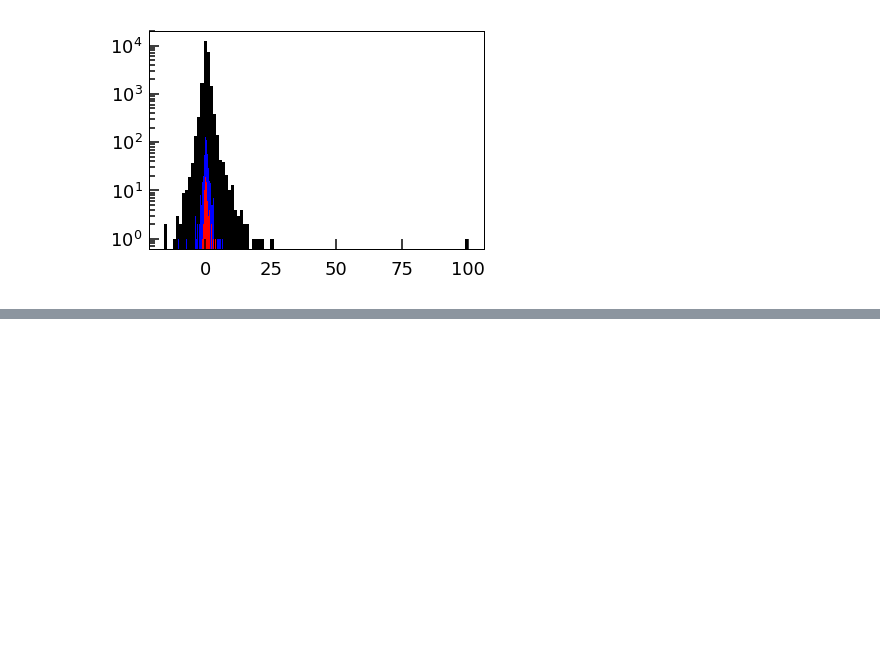
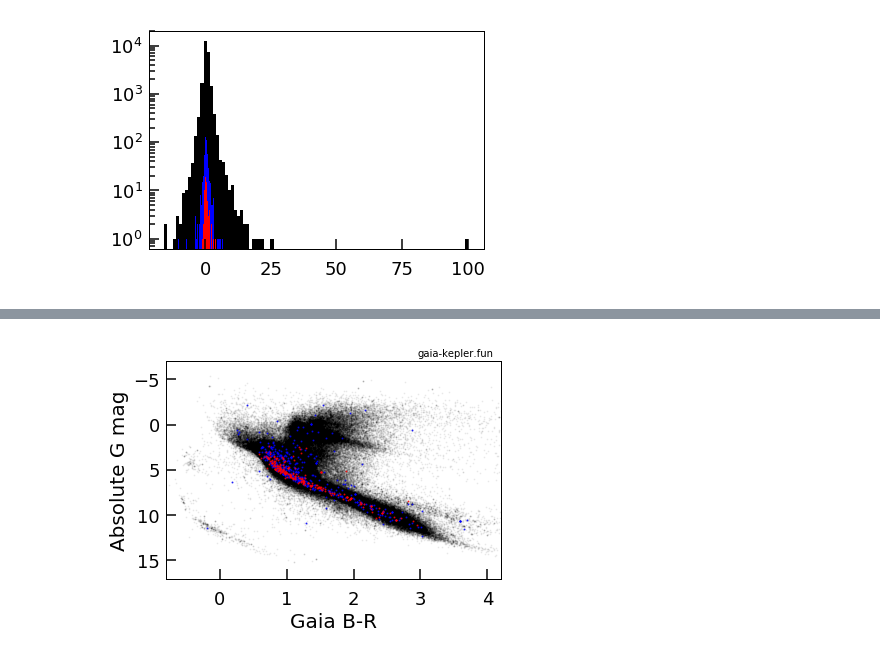
Before and after one commit to megbedell/gaia-kepler.fun, a Jupyter notebook: notebooks/demo.ipynb, the cells around one changed output, grey strips where cells are left out. Saved outputs shown, nothing was run; the diff lists cells and outputs as text; code cells hidden in the pictures; blank space fills up the shorter version.

```diff
--- a/notebooks/demo.ipynb
+++ b/notebooks/demo.ipynb
@@ -61,3 +60,11 @@ plt.semilogy()
 # %% [output]
 []
 [figure]
+# %%
+k2_data = Table.read('../data/k2_dr2_4arcsec.fits', format='fits')
+# %%
+k2_data['dist'] = 1.e3/k2_data['parallax']
+k2_data['dist'].unit = u.pc
+k2_data['abs_gmag'] = k2_data['phot_g_mean_mag'] - \
+                            5.*(np.log10(k2_data['dist']) - 1.)
+k2_data['abs_gmag'].unit = u.mag
@@ -63,0 +79,15 @@ plt.semilogy()
+# %%
+filter = (k2_data['phot_g_mean_mag'] <= 18.) & (k2_data['parallax'] > 0.1)
+plt.scatter(k2_data['bp_rp'][filter], k2_data['abs_gmag'][filter], alpha=0.05, color='k', s=1)
+filter2 = (k2_data['k2c_disp'] == 'CANDIDATE') & filter
+plt.scatter(k2_data['bp_rp'][filter2], k2_data['abs_gmag'][filter2], alpha=0.7, s=1, color='b')
+filter2 = (k2_data['k2c_disp'] == 'CONFIRMED') & filter
+plt.scatter(k2_data['bp_rp'][filter2], k2_data['abs_gmag'][filter2], alpha=0.7, s=1, color='r')
+plt.xlabel('Gaia B-R', fontsize=20)
+plt.ylabel('Absolute G mag', fontsize=20)
+plt.ylim([17,-7])
+plt.xlim([-0.8,4.2])
+plt.text(0.75,1.02,'gaia-kepler.fun', transform=plt.gca().transAxes)
+plt.savefig('../img/colormag_k2.png')
+# %% [output]
+[figure, added]
```
Also changed, not shown: parts of 2 cells of this notebook, 3 other files.
